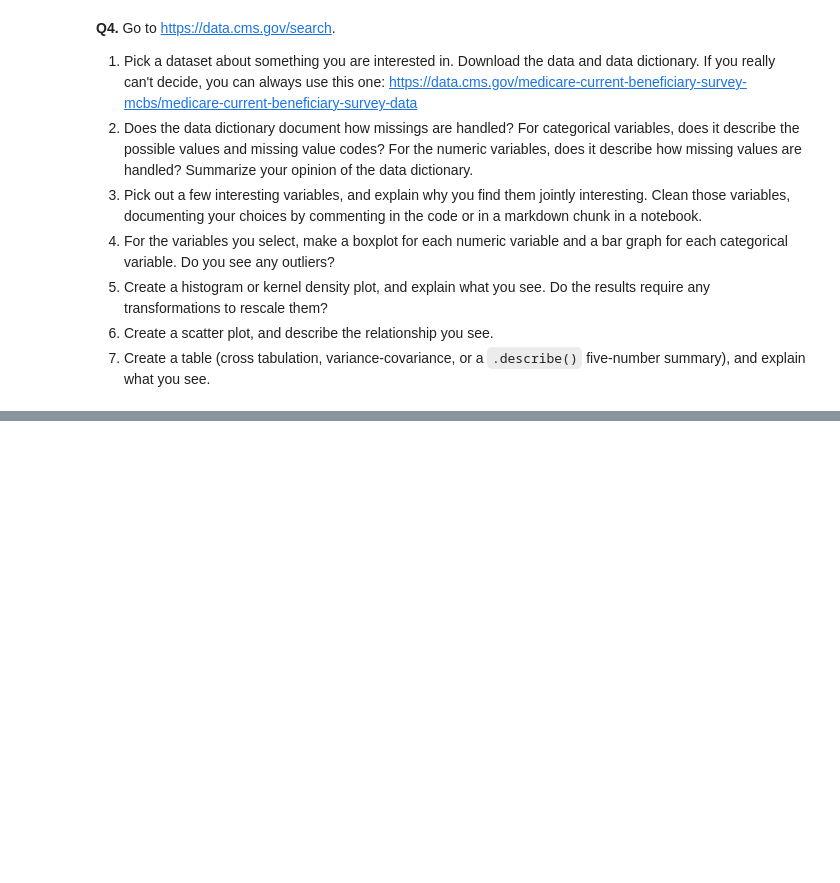
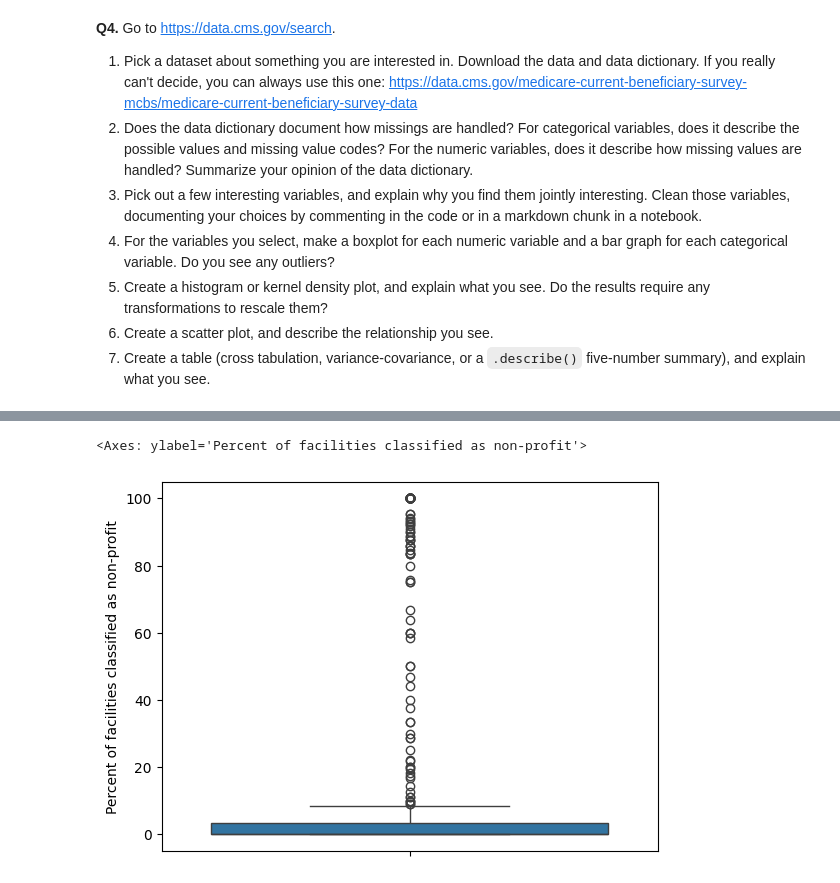
Before and after one commit to CarolWuuu/DS3001_visualization, a Jupyter notebook: assignment/assignment.ipynb, the cells around one changed output, grey strips where cells are left out. Cells and saved outputs as stored; diff of their text form; code cells hidden in the pictures; blank space fills up the shorter version.

```diff
--- a/assignment/assignment.ipynb
+++ b/assignment/assignment.ipynb
@@ -307,0 +364,5 @@ For some context, the Federal government ultimately spent about $4.4 trillion in
+# %%
+sns.boxplot(df['Percent of facilities classified as non-profit'])
+# %% [output]
+<Axes: ylabel='Percent of facilities classified as non-profit'>
+[figure, added]
```
Also changed, not shown: parts of 30 cells of this notebook.
